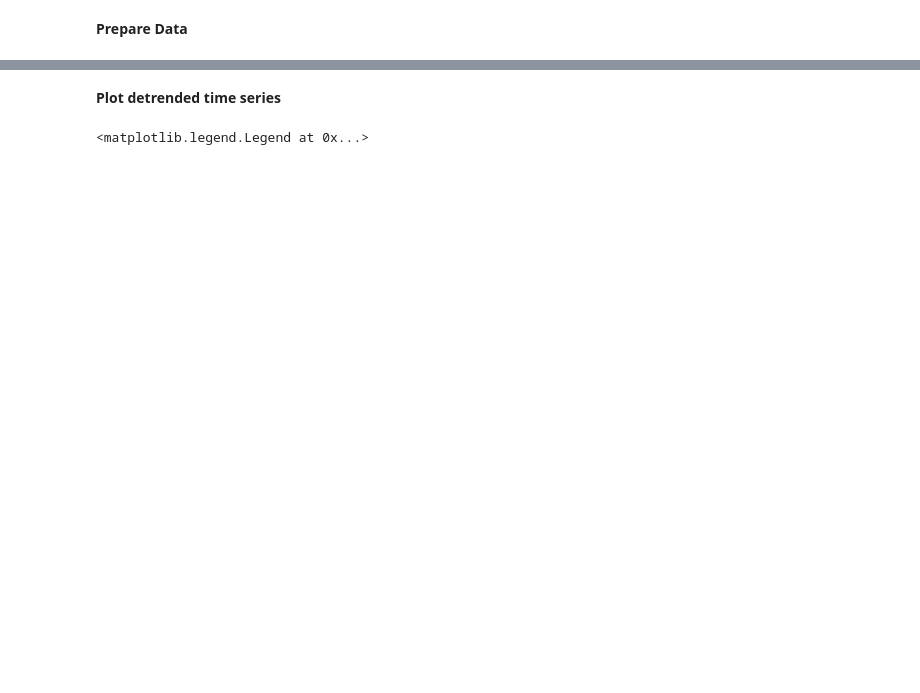
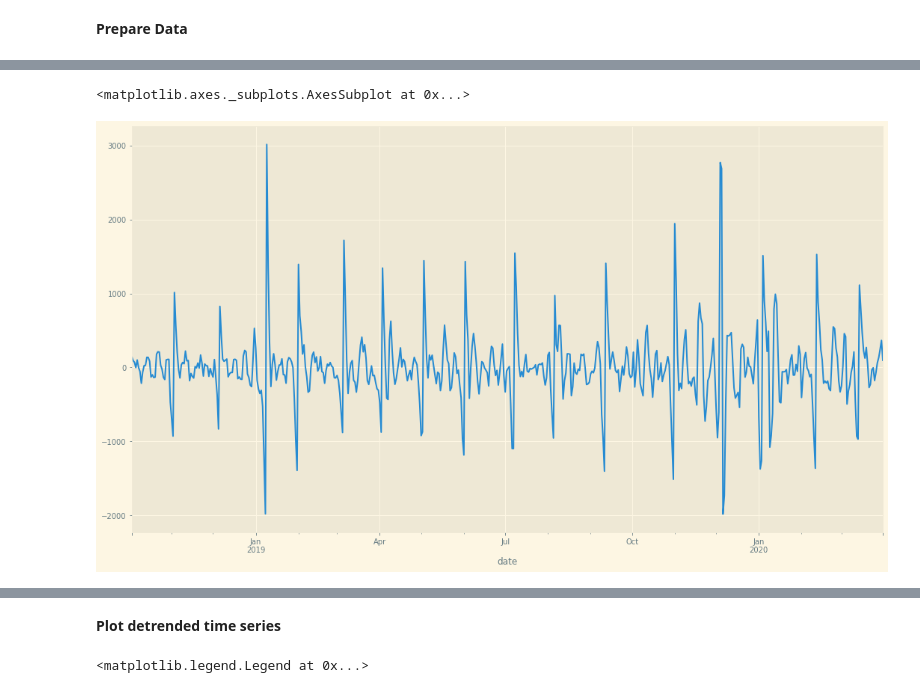
Before and after one commit to KishenSharma6/Airbnb-Analysis, a Jupyter notebook: Project Codes/05. Modeling/2020_0214_Calendar_TimeSeries.ipynb, the cells around one changed output, grey strips where cells are left out. Drawn from its saved outputs; the diff is of its cells as text; code cells hidden in the pictures; blank space fills up the shorter version.

```diff
--- a/Project Codes/05. Modeling/2020_0214_Calendar_TimeSeries.ipynb
+++ b/Project Codes/05. Modeling/2020_0214_Calendar_TimeSeries.ipynb
@@ -209,0 +218,5 @@ detrended = bookings_df['count'] - result_add.trend
+# %%
+result_add.resid.plot()
+# %% [output]
+<matplotlib.axes._subplots.AxesSubplot at 0x...>
+[figure, added]
```
Also changed, not shown: parts of 68 cells of this notebook.
